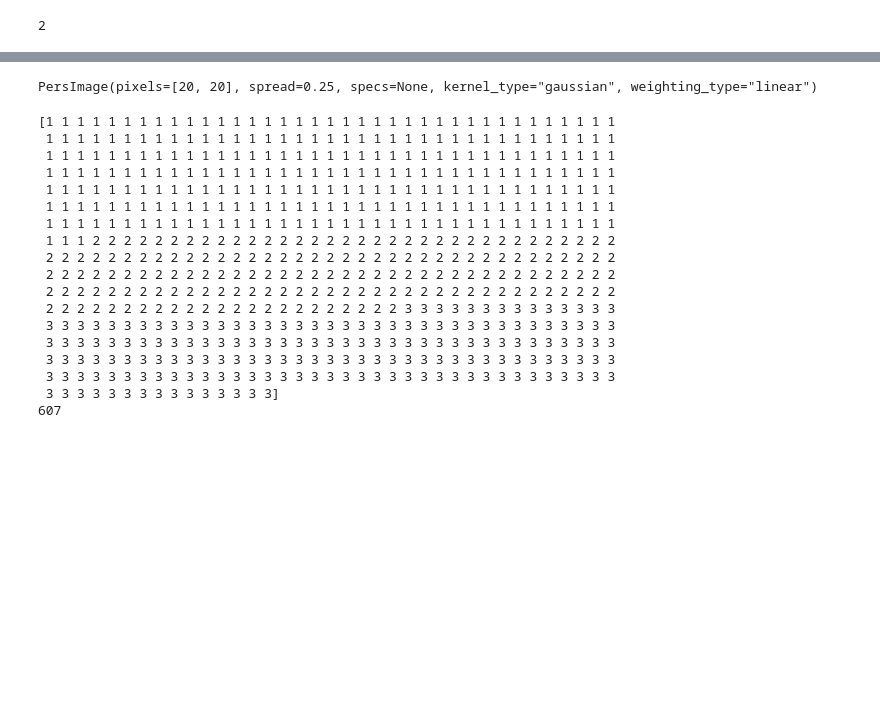
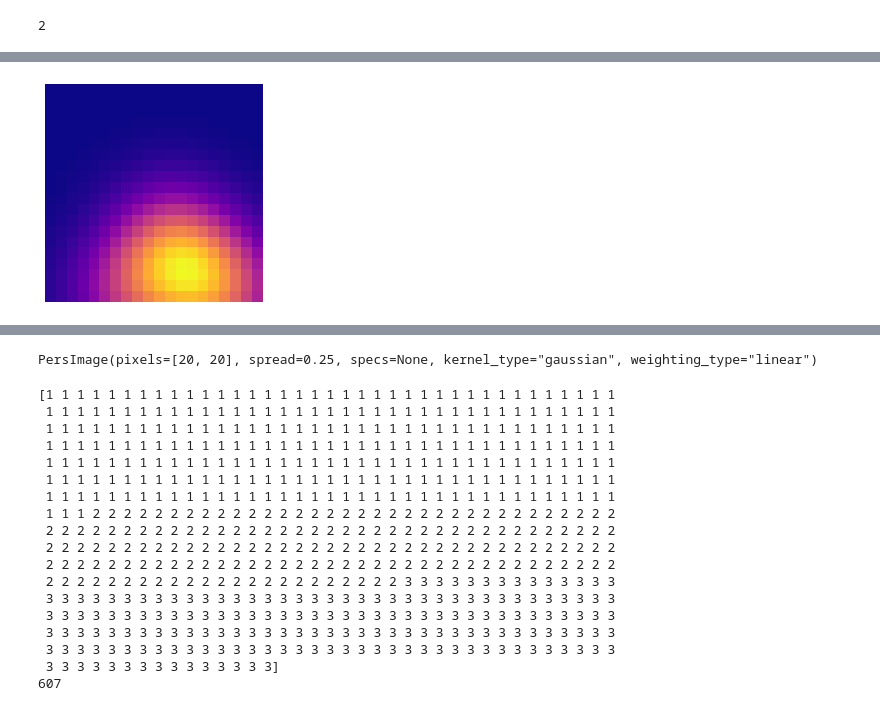
Before and after one commit to Octophi/Lady-Gaga-TDA, a Jupyter notebook: test_notebook.ipynb, the cells around one changed output, grey strips where cells are left out. Saved outputs shown, nothing was run; the diff lists cells and outputs as text; code cells hidden in the pictures; blank space fills up the shorter version.

```diff
--- a/test_notebook.ipynb
+++ b/test_notebook.ipynb
@@ -278,0 +279,5 @@ PersImage(pixels=[40, 40], spread=0.25, specs=None, kernel_type="gaussian", weig
+# %%
+img2 = pim.transform(artpop_pds[3][1])
+pim.show(img2)
+# %% [output]
+[figure, added]
```
Also changed, not shown: parts of 7 cells of this notebook, 10 other files.
